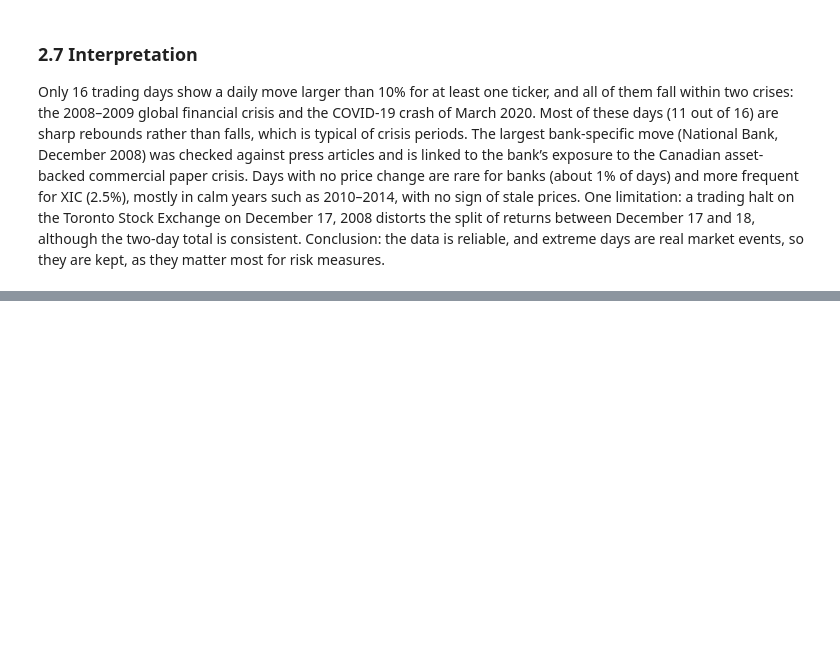
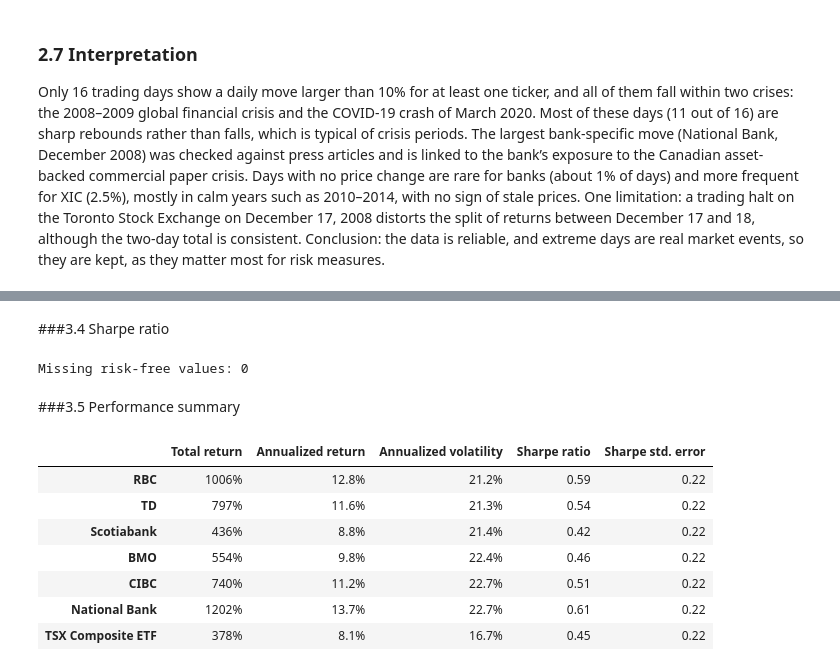
Before and after one commit to quentin-garcia-3b1724235/canadian-banks-portfolio-analysis, a Jupyter notebook: notebooks/canadian_banks_analysis.ipynb, the cells around one changed output, grey strips where cells are left out. Saved outputs shown, nothing was run; the diff lists cells and outputs as text; code cells hidden in the pictures; blank space fills up the shorter version.

```diff
--- a/notebooks/canadian_banks_analysis.ipynb
+++ b/notebooks/canadian_banks_analysis.ipynb
@@ -323,0 +355,8 @@ Only 16 trading days show a daily move larger than 10% for at least one ticker,
+# %%
+n_years = (prices_clean.index[-1] - prices_clean.index[0]).days / 365.25
+
+total_return = prices_clean.iloc[-1] / prices_clean.iloc[0] - 1
+cagr = (1 + total_return) ** (1 / n_years) - 1
+volatility = simple_returns.std() * np.sqrt(252)
+
+print(f"Number of years: {n_years:.2f}")
@@ -323,0 +407,38 @@ Only 16 trading days show a daily move larger than 10% for at least one ticker,
+# %% [markdown]
+###3.4 Sharpe ratio
+# %%
+rf_daily = tbill.reindex(simple_returns.index, method="ffill") / 100 / 252
+print("Missing risk-free values:", rf_daily.isna().sum())
+
+excess_returns = simple_returns.sub(rf_daily, axis=0)
+sharpe = excess_returns.mean() / excess_returns.std() * np.sqrt(252)
+sharpe_se = np.sqrt((1 + sharpe**2 / (2 * 252)) / n_years)
+# %% [output]
+Missing risk-free values: 0
+# %% [markdown]
+###3.5 Performance summary
+# %%
+summary = pd.DataFrame({
+    "Total return": total_return,
+    "Annualized return": cagr,
+    "Annualized volatility": volatility,
+    "Sharpe ratio": sharpe,
+    "Sharpe std. error": sharpe_se,
+}).rename(index=NAMES)
+
+summary.style.format({
+    "Total return": "{:.0%}",
+    "Annualized return": "{:.1%}",
+    "Annualized volatility": "{:.1%}",
+    "Sharpe ratio": "{:.2f}",
+    "Sharpe std. error": "{:.2f}",
+})
+# %% [output]
+|  | Total return | Annualized return | Annualized volatility | Sharpe ratio | Sharpe std. error |
+| RBC | 1006% | 12.8% | 21.2% | 0.59 | 0.22 |
+| TD | 797% | 11.6% | 21.3% | 0.54 | 0.22 |
+| Scotiabank | 436% | 8.8% | 21.4% | 0.42 | 0.22 |
+| BMO | 554% | 9.8% | 22.4% | 0.46 | 0.22 |
+| CIBC | 740% | 11.2% | 22.7% | 0.51 | 0.22 |
+| National Bank | 1202% | 13.7% | 22.7% | 0.61 | 0.22 |
+| TSX Composite ETF | 378% | 8.1% | 16.7% | 0.45 | 0.22 |
```
Also changed, not shown: parts of 16 cells of this notebook.
